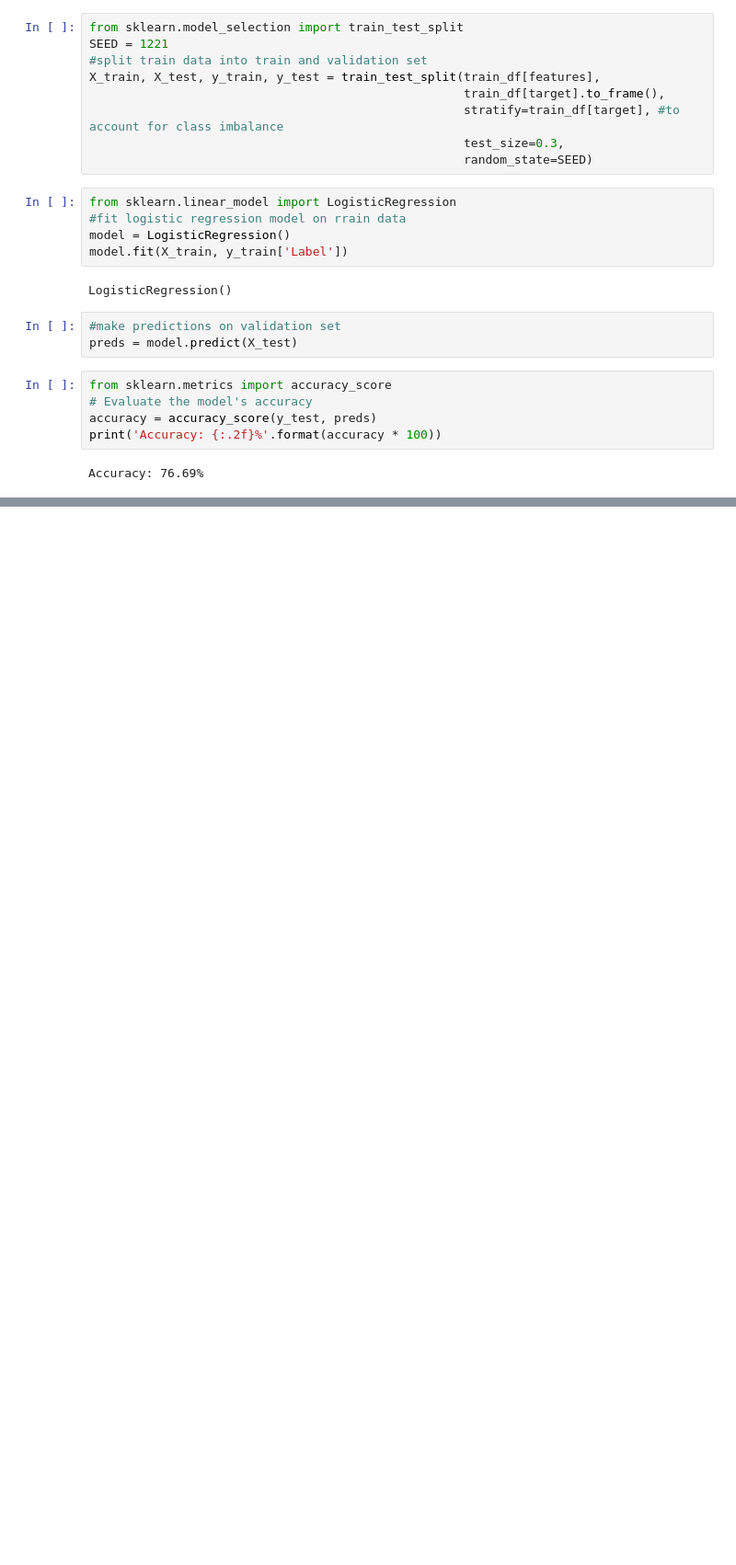
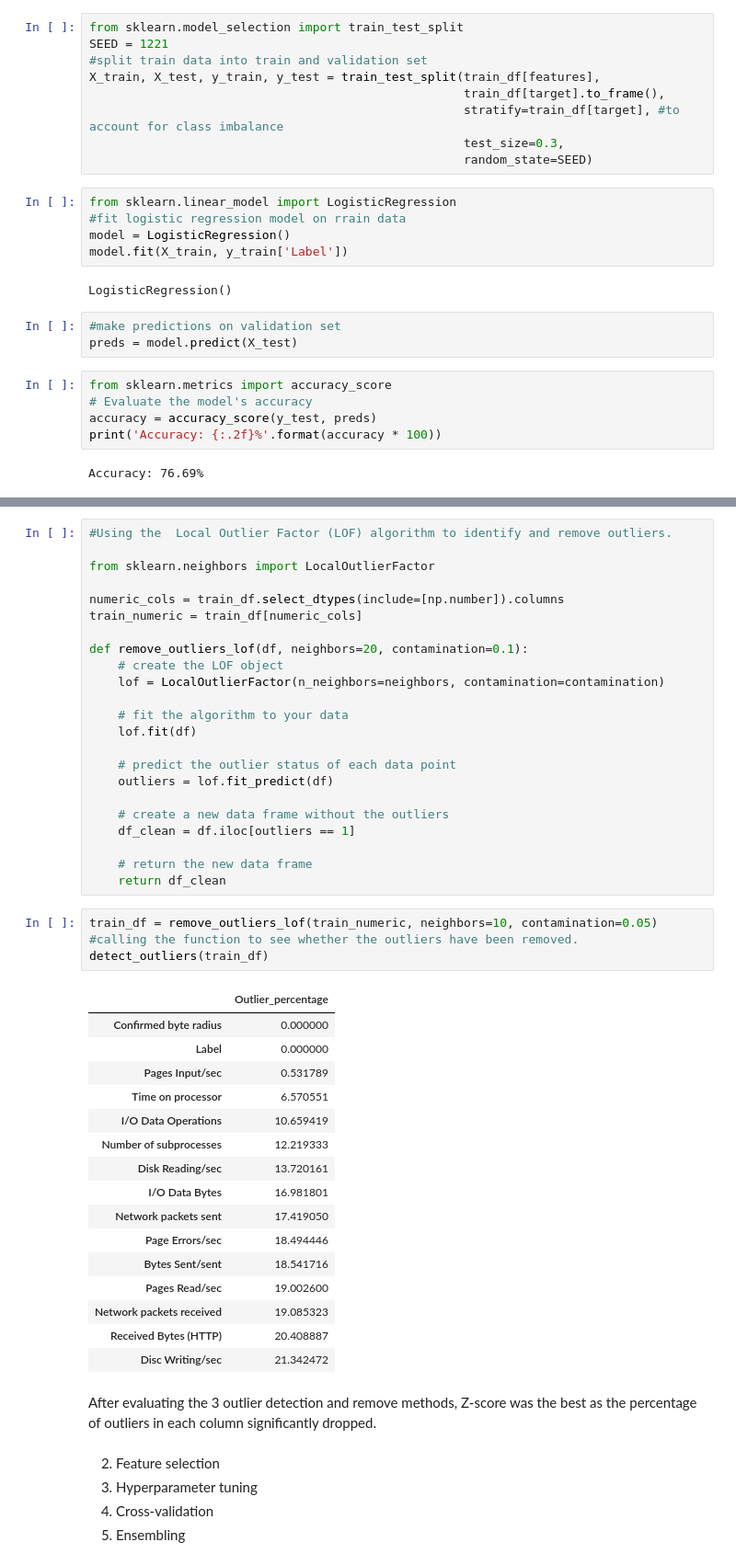
Before and after one commit to Mwendwa-Sharon/Cryptojacking-Detection, a Jupyter notebook: CryptojackingDetection.ipynb, the cells around one changed output, grey strips where cells are left out. Shown at 92% size. Drawn from its saved outputs; the diff is of its cells as text; blank space fills up the shorter version.

```diff
--- a/CryptojackingDetection.ipynb
+++ b/CryptojackingDetection.ipynb
@@ -253,0 +373,51 @@ Accuracy: 76.69%
+# %%
+#Using the  Local Outlier Factor (LOF) algorithm to identify and remove outliers.
+
+from sklearn.neighbors import LocalOutlierFactor
+
+numeric_cols = train_df.select_dtypes(include=[np.number]).columns
+train_numeric = train_df[numeric_cols]
+
+def remove_outliers_lof(df, neighbors=20, contamination=0.1):
+    # create the LOF object
+    lof = LocalOutlierFactor(n_neighbors=neighbors, contamination=contamination)
+
+    # fit the algorithm to your data
+    lof.fit(df)
+
+    # predict the outlier status of each data point
+    outliers = lof.fit_predict(df)
+
+    # create a new data frame without the outliers
+    df_clean = df.iloc[outliers == 1]
+
+    # return the new data frame
+    return df_clean
+# %%
+train_df = remove_outliers_lof(train_numeric, neighbors=10, contamination=0.05)
+#calling the function to see whether the outliers have been removed.
+detect_outliers(train_df)
+# %% [output]
+|  | Outlier_percentage |
+| Confirmed byte radius | 0.000000 |
+| Label | 0.000000 |
+| Pages Input/sec | 0.531789 |
+| Time on processor | 6.570551 |
+| I/O Data Operations | 10.659419 |
+| Number of subprocesses | 12.219333 |
+| Disk Reading/sec | 13.720161 |
+| I/O Data Bytes | 16.981801 |
+| Network packets sent | 17.419050 |
+| Page Errors/sec | 18.494446 |
+| Bytes Sent/sent | 18.541716 |
+| Pages Read/sec | 19.002600 |
+| Network packets received | 19.085323 |
+| Received Bytes (HTTP) | 20.408887 |
+| Disc Writing/sec | 21.342472 |
+# %% [markdown]
+After evaluating the 3 outlier detection and remove methods, Z-score was the best as the percentage of outliers in each column significantly dropped.
+# %% [markdown]
+2. Feature selection
+3. Hyperparameter tuning
+4. Cross-validation
+5. Ensembling
```
Also changed, not shown: parts of 8 cells of this notebook.
